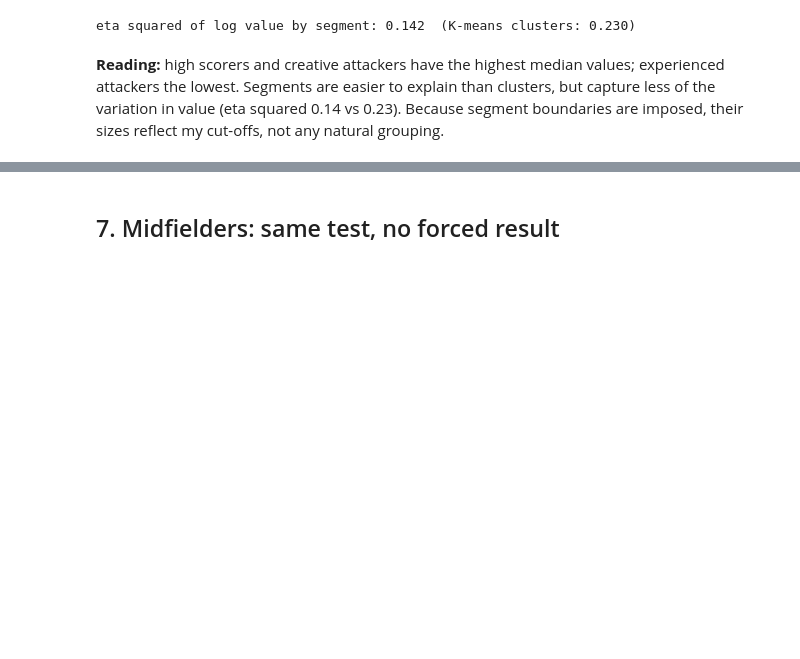
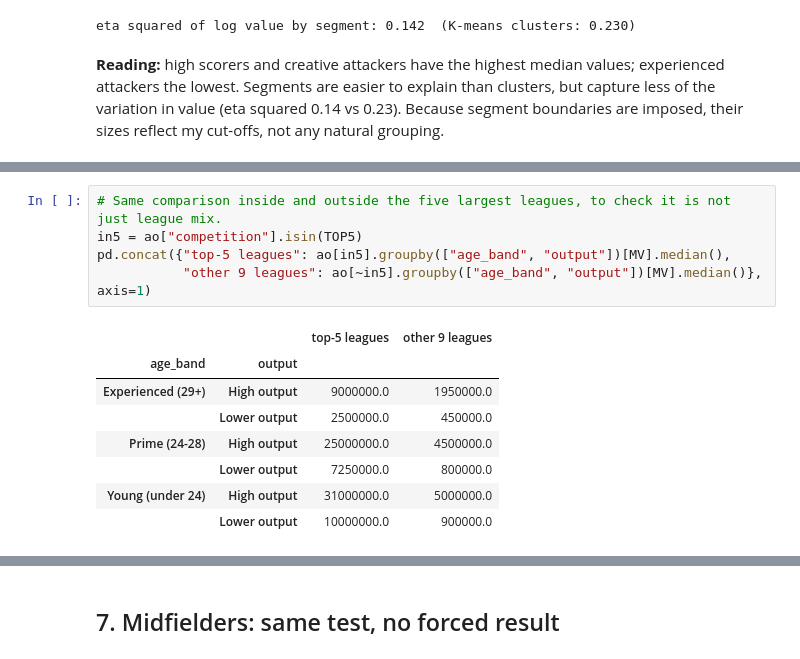
Before and after one commit to niloy-saha-123/DATA400-football-player-market-value-analysis, a Jupyter notebook: notebooks/05_player_segmentation.ipynb, the cells around one changed output, grey strips where cells are left out. Cells and saved outputs as stored; diff of their text form; blank space fills up the shorter version.

```diff
--- a/notebooks/05_player_segmentation.ipynb
+++ b/notebooks/05_player_segmentation.ipynb
@@ -236,0 +263,14 @@ imposed, their sizes reflect my cut-offs, not any natural grouping.
+# %%
+# Same comparison inside and outside the five largest leagues, to check it is not just league mix.
+in5 = ao["competition"].isin(TOP5)
+pd.concat({"top-5 leagues": ao[in5].groupby(["age_band", "output"])[MV].median(),
+           "other 9 leagues": ao[~in5].groupby(["age_band", "output"])[MV].median()}, axis=1)
+# %% [output]
+|  |  | top-5 leagues | other 9 leagues |
+| age_band | output |  |  |
+| Experienced (29+) | High output | 9000000.0 | 1950000.0 |
+|  | Lower output | 2500000.0 | 450000.0 |
+| Prime (24-28) | High output | 25000000.0 | 4500000.0 |
+|  | Lower output | 7250000.0 | 800000.0 |
+| Young (under 24) | High output | 31000000.0 | 5000000.0 |
+|  | Lower output | 10000000.0 | 900000.0 |
```
Also changed, not shown: parts of 3 cells of this notebook, 6 other files.
